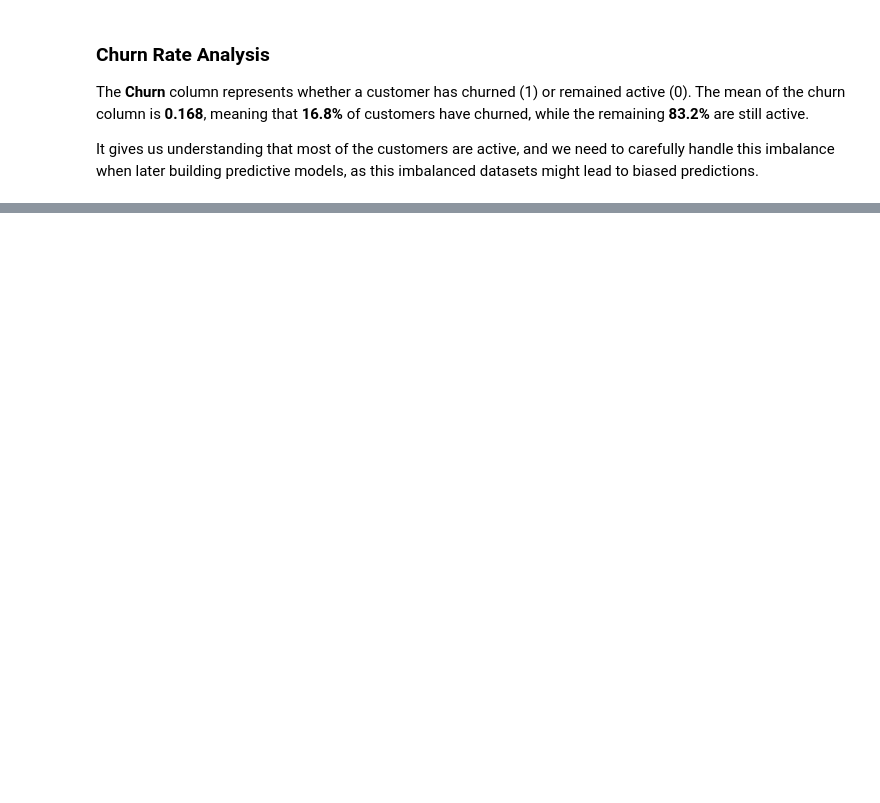
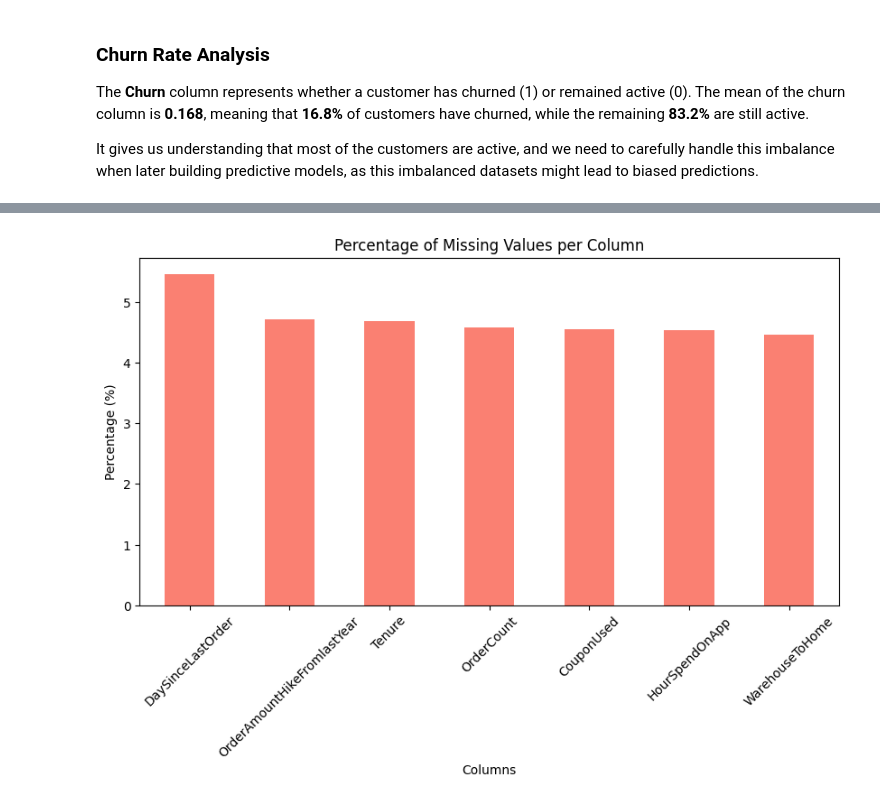
Before and after one commit to ojasggg/ecommerce-churn-prediction, a Jupyter notebook: notebooks/data_preprocessing.ipynb, the cells around one changed output, grey strips where cells are left out. Saved outputs shown, nothing was run; the diff lists cells and outputs as text; code cells hidden in the pictures; blank space fills up the shorter version.

```diff
--- a/notebooks/data_preprocessing.ipynb
+++ b/notebooks/data_preprocessing.ipynb
@@ -51,0 +66,3 @@ It gives us understanding that most of the customers are active, and we need to
+# %%
+missing_values = df.isnull().sum()
+missing_values
@@ -51,0 +91,3 @@ It gives us understanding that most of the customers are active, and we need to
+# %%
+missing_percentage = (missing_values / len(df)) * 100
+missing_percentage
@@ -51,0 +112,4 @@ It gives us understanding that most of the customers are active, and we need to
+# %%
+missing_df = pd.DataFrame({'Missing Values' : missing_values, 'Percentage' : missing_percentage})
+missing_df = missing_df[missing_df['Missing Values'] > 0].sort_values(by='Percentage', ascending = False)
+missing_df
@@ -51,0 +132,10 @@ It gives us understanding that most of the customers are active, and we need to
+# %%
+plt.figure(figsize=(10,5))
+missing_df['Percentage'].plot(kind='bar', color='salmon')
+plt.title("Percentage of Missing Values per Column")
+plt.xlabel("Columns")
+plt.ylabel("Percentage (%)")
+plt.xticks(rotation = 45)
+plt.show()
+# %% [output]
+[figure, added]
```
Also changed, not shown: parts of 13 cells of this notebook, 1 other file.
